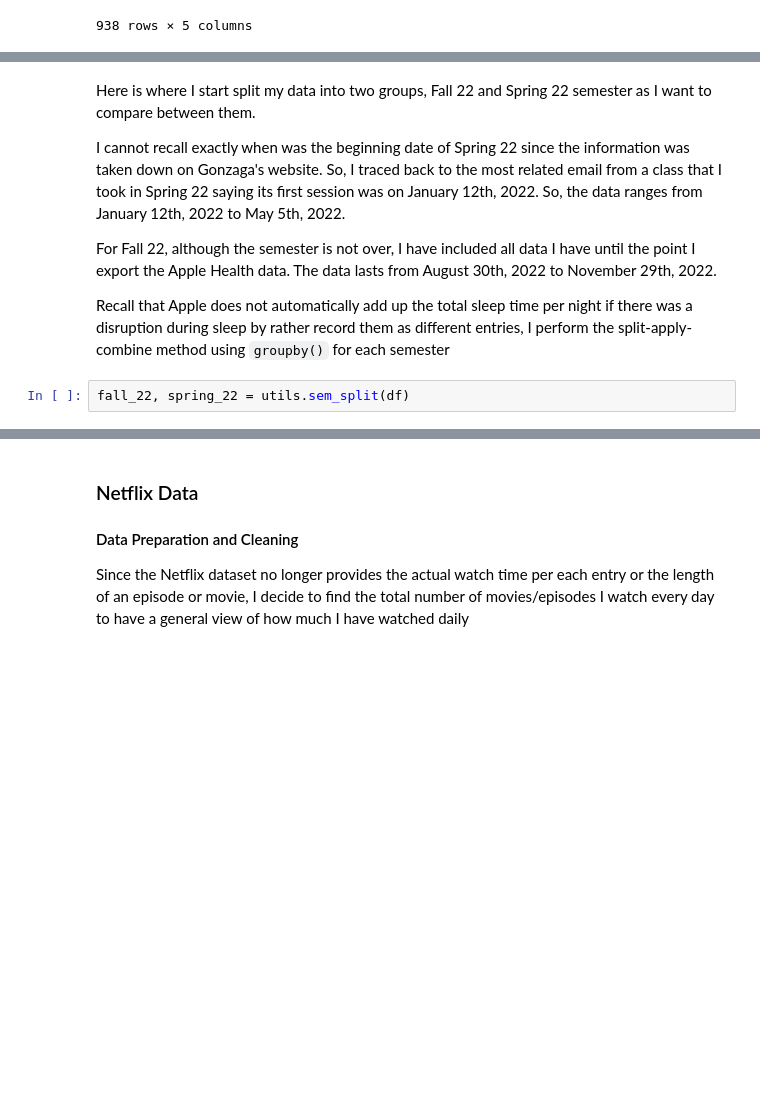
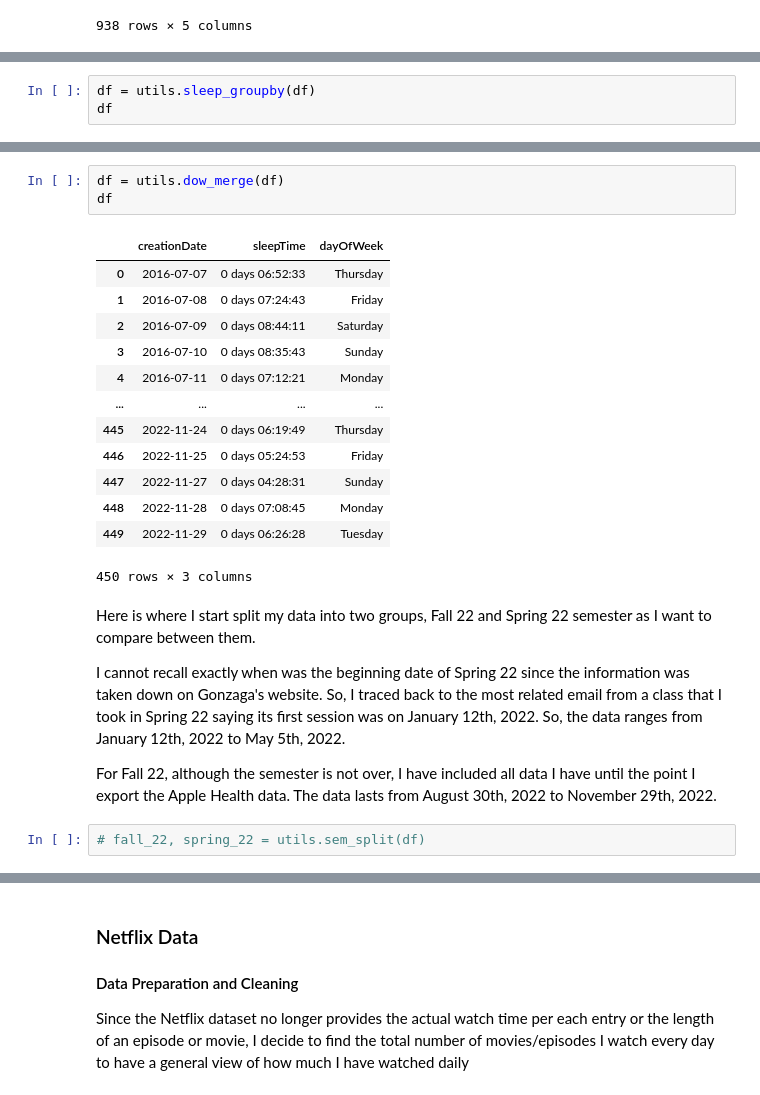
Before and after one commit to tonixsmm/FinalProject, a Jupyter notebook: ProjectNotebook.ipynb, the cells around one changed output, grey strips where cells are left out. Cells and saved outputs as stored; diff of their text form; blank space fills up the shorter version.

Commit message:
pending awake time

```diff
--- a/ProjectNotebook.ipynb
+++ b/ProjectNotebook.ipynb
@@ -143,0 +147,3 @@ df
+# %%
+df = utils.sleep_groupby(df)
+df
@@ -144,10 +172,25 @@ df
+# %%
+df = utils.dow_merge(df)
+df
+# %% [output]
+|  | creationDate | sleepTime | dayOfWeek |
+| 0 | 2016-07-07 | 0 days 06:52:33 | Thursday |
+| 1 | 2016-07-08 | 0 days 07:24:43 | Friday |
+| 2 | 2016-07-09 | 0 days 08:44:11 | Saturday |
+| 3 | 2016-07-10 | 0 days 08:35:43 | Sunday |
+| 4 | 2016-07-11 | 0 days 07:12:21 | Monday |
+| ... | ... | ... | ... |
+| 445 | 2022-11-24 | 0 days 06:19:49 | Thursday |
+| 446 | 2022-11-25 | 0 days 05:24:53 | Friday |
+| 447 | 2022-11-27 | 0 days 04:28:31 | Sunday |
+| 448 | 2022-11-28 | 0 days 07:08:45 | Monday |
+| 449 | 2022-11-29 | 0 days 06:26:28 | Tuesday |
+450 rows × 3 columns
 # %% [markdown]
 Here is where I start split my data into two groups, Fall 22 and Spring 22 semester as I want to compare between them.
 
 I cannot recall exactly when was the beginning date of Spring 22 since the information was taken down on Gonzaga's website. So, I traced back to the most related email from a class that I took in Spring 22 saying its first session was on January 12th, 2022. So, the data ranges from January 12th, 2022 to May 5th, 2022.
 
 For Fall 22, although the semester is not over, I have included all data I have until the point I export the Apple Health data. The data lasts from August 30th, 2022 to November 29th, 2022.
-
-Recall that Apple does not automatically add up the total sleep time per night if there was a disruption during sleep by rather record them as different entries, I perform the split-apply-combine method using `groupby()` for each semester
 # %%
-fall_22, spring_22 = utils.sem_split(df)
+# fall_22, spring_22 = utils.sem_split(df)
```
Also changed, not shown: parts of 10 cells of this notebook, 1 other file.
